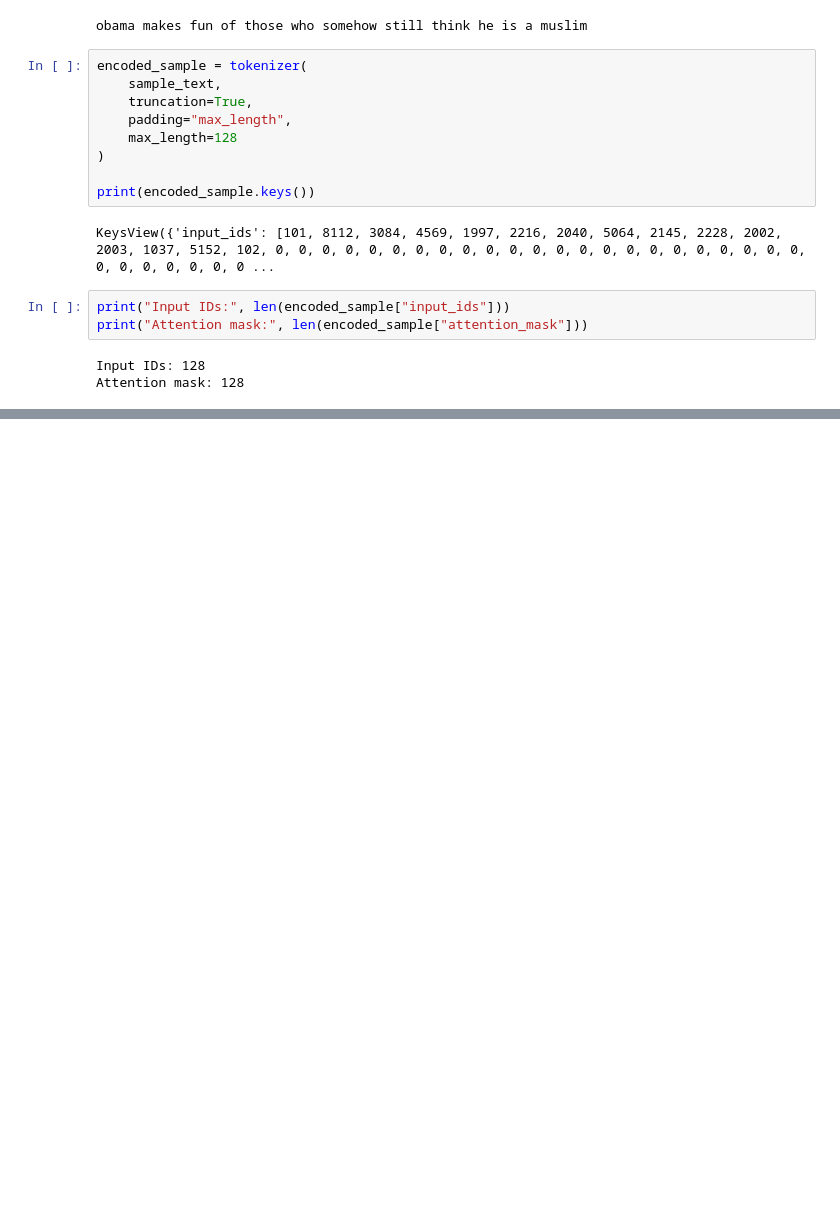
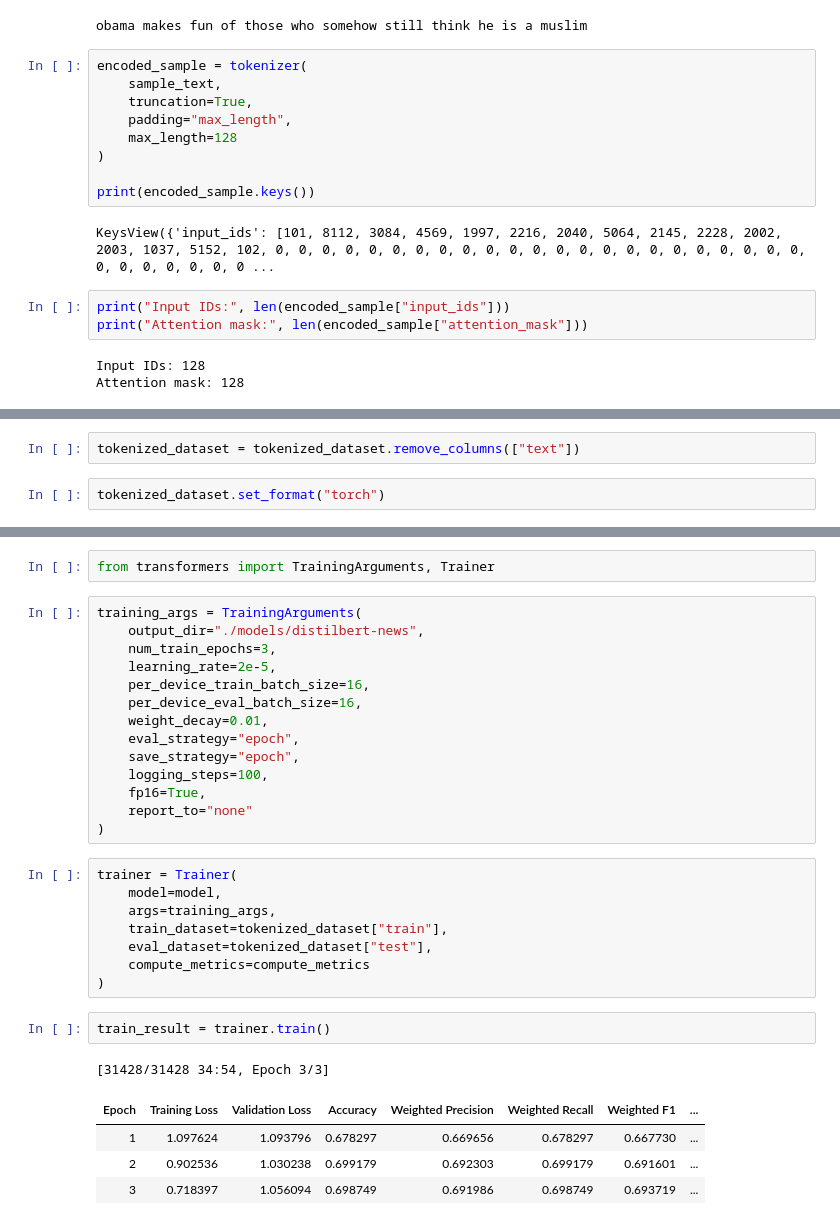
Before and after one commit to Anicodes18/smart-news-analyzer, a Jupyter notebook: notebooks/text_classification.ipynb, the cells around one changed output, grey strips where cells are left out. Cells and saved outputs as stored; diff of their text form; blank space fills up the shorter version.

Commit message:
Set up DistilBERT tokenization pipeline

```diff
--- a/notebooks/text_classification.ipynb
+++ b/notebooks/text_classification.ipynb
@@ -584,0 +817,4 @@ Attention mask: 128
+# %%
+tokenized_dataset = tokenized_dataset.remove_columns(["text"])
+# %%
+tokenized_dataset.set_format("torch")
@@ -584,0 +858,32 @@ Attention mask: 128
+# %%
+from transformers import TrainingArguments, Trainer
+# %%
+training_args = TrainingArguments(
+    output_dir="./models/distilbert-news",
+    num_train_epochs=3,
+    learning_rate=2e-5,
+    per_device_train_batch_size=16,
+    per_device_eval_batch_size=16,
+    weight_decay=0.01,
+    eval_strategy="epoch",
+    save_strategy="epoch",
+    logging_steps=100,
+    fp16=True,
+    report_to="none"
+)
+# %%
+trainer = Trainer(
+    model=model,
+    args=training_args,
+    train_dataset=tokenized_dataset["train"],
+    eval_dataset=tokenized_dataset["test"],
+    compute_metrics=compute_metrics
+)
+# %%
+train_result = trainer.train()
+# %% [output]
+[31428/31428 34:54, Epoch 3/3]
+| Epoch | Training Loss | Validation Loss | Accuracy | Weighted Precision | Weighted Recall | Weighted F1 | ... |
+| 1 | 1.097624 | 1.093796 | 0.678297 | 0.669656 | 0.678297 | 0.667730 | ... |
+| 2 | 0.902536 | 1.030238 | 0.699179 | 0.692303 | 0.699179 | 0.691601 | ... |
+| 3 | 0.718397 | 1.056094 | 0.698749 | 0.691986 | 0.698749 | 0.693719 | ... |
```
Also changed, not shown: parts of 27 cells of this notebook, 1 other file.
